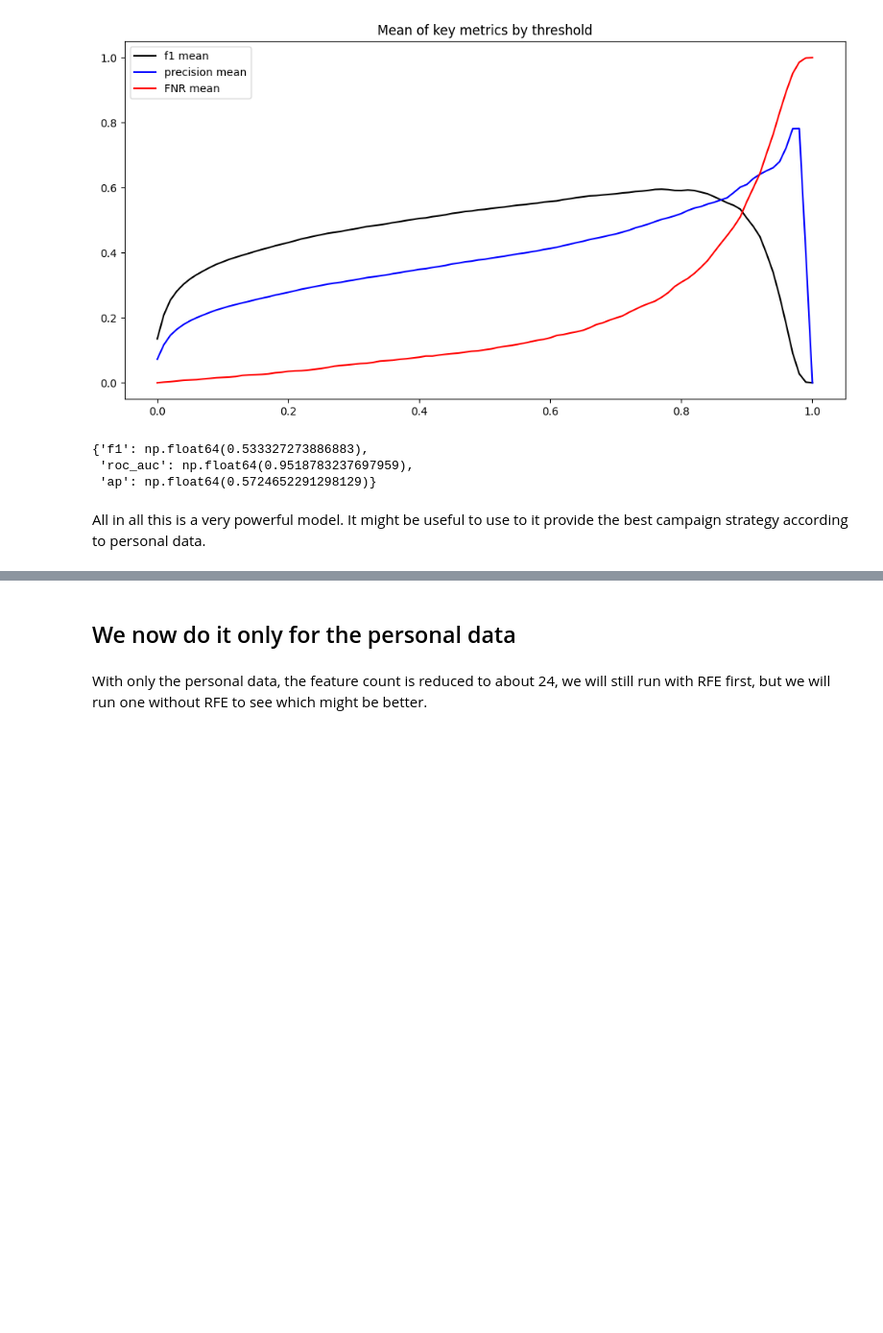
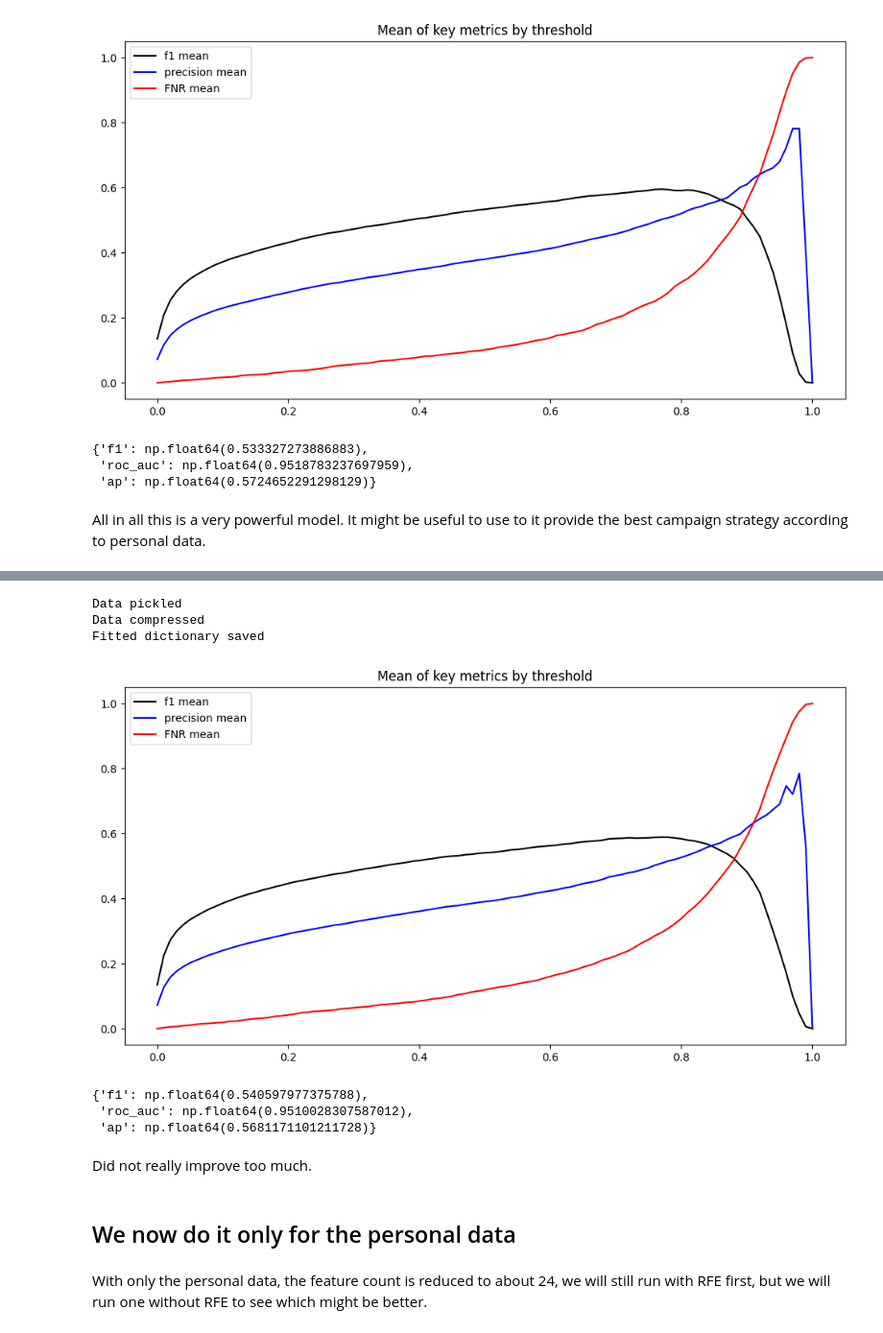
Before and after one commit to YCoeusZ/QclDQp5MOHN2Sk9K, a Jupyter notebook: note_books/xgboost.ipynb, the cells around one changed output, grey strips where cells are left out. Shown: that part at 96% size. Cells and saved outputs as stored; diff of their text form; code cells hidden in the pictures; blank space fills up the shorter version.

```diff
--- a/note_books/xgboost.ipynb
+++ b/note_books/xgboost.ipynb
@@ -262,0 +306,2 @@ All in all this is a very powerful model. It might be useful to use to it provid
+# %%
+model_eval_RFE_tune=training.model_eval(search_method="Random", random_search_n_iter=30, searech_verbose=3)
@@ -262,0 +310,6 @@ All in all this is a very powerful model. It might be useful to use to it provid
+# %%
+model_eval_RFE_tune.save_dict("../data/fitted/xgboost/compressed_fitted_dict_xgboost_RFEtune_run1.gz", compress=True)
+# %% [output]
+Data pickled
+Data compressed
+Fitted dictionary saved
@@ -263,3 +318,15 @@ All in all this is a very powerful model. It might be useful to use to it provid
+# %%
+model_eval_RFE_tune.create_visual()
+# %% [output]
+[figure, added]
+# %%
+model_eval_RFE_tune.eval_metrics_
+# %% [output]
+{'f1': np.float64(0.540597977375788),
+ 'roc_auc': np.float64(0.9510028307587012),
+ 'ap': np.float64(0.5681171101211728)}
+# %% [markdown]
+Did not really improve too much.
 # %% [markdown]
 ## We now do it only for the personal data
 # %% [markdown]
```
Also changed, not shown: parts of 5 cells of this notebook, 5 other files.
